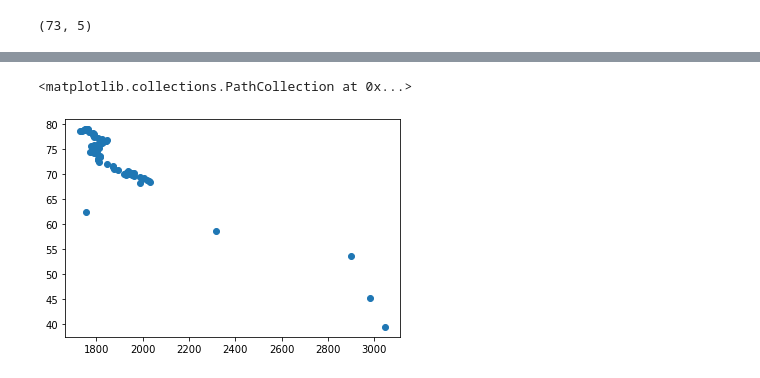
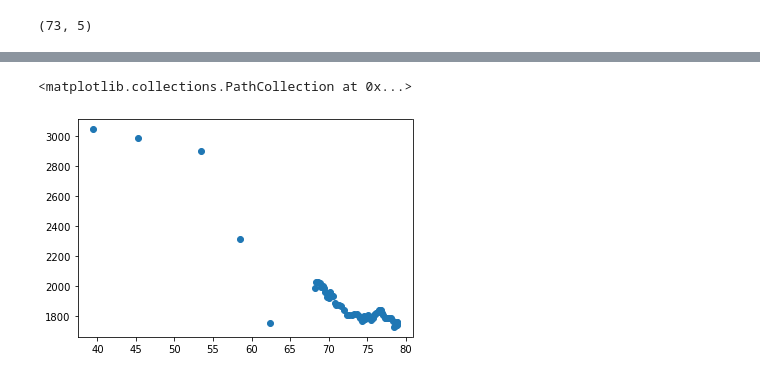
Before and after one commit to kkirstan/Quality-of-Life-vs.-Working-Hours-in-the-U.S., a Jupyter notebook: Quality of Life.ipynb, the cells around one changed output, grey strips where cells are left out. Drawn from its saved outputs; the diff is of its cells as text; code cells hidden in the pictures.

Commit message:
Adding more plots

```diff
--- a/Quality of Life.ipynb
+++ b/Quality of Life.ipynb
@@ -152,5 +144,5 @@ life_expectancy=data_combined_df['Life expectancy']
 # %%
-plt.scatter(work_hours,life_expectancy[:,])
+plt.scatter(life_expectancy[:,], work_hours)
 # %% [output]
 <matplotlib.collections.PathCollection at 0x...>
-[figure, old version]
+[figure, new version]
```
Also changed, not shown: parts of 6 cells of this notebook, 2 other files.
